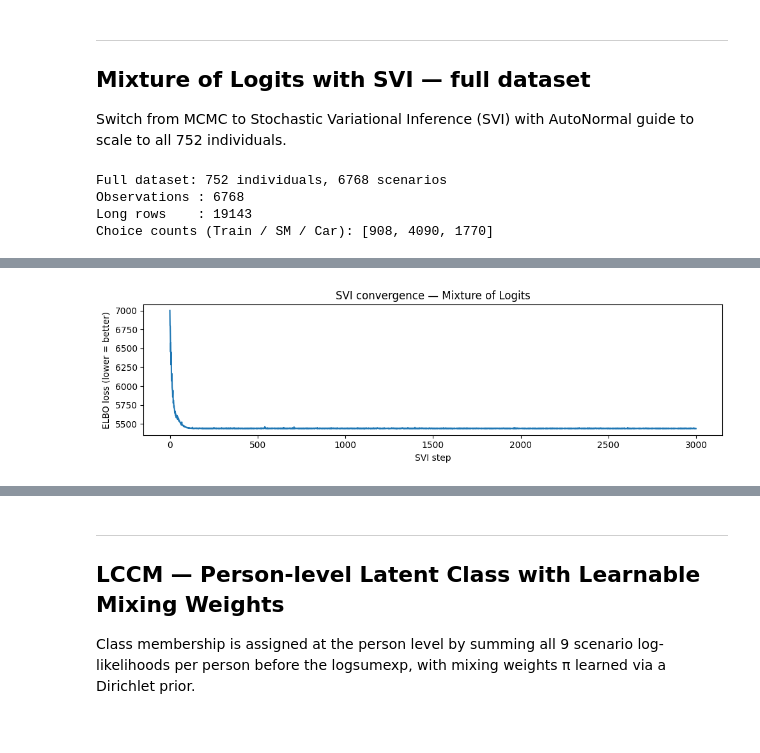
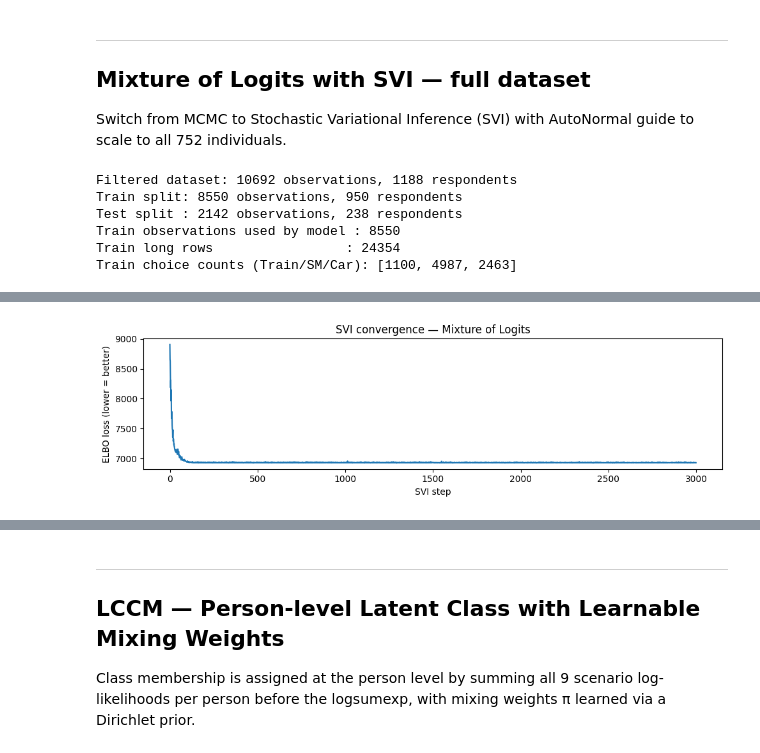
Before and after one commit to ivan-fan-dk/MBMLProject, a Jupyter notebook: choice_model.ipynb, the cells around one changed output, grey strips where cells are left out. Cells and saved outputs as stored; diff of their text form; code cells hidden in the pictures.

Commit message:
Added a train/test split, and compared different ks
Also excluded observations without age (same pre-processing criteria from the paper)

```diff
--- a/choice_model.ipynb
+++ b/choice_model.ipynb
@@ -22,16 +22,20 @@ df = pd.read_csv('swissmetro.dat', sep='\t')
 print(df.head())
 print(df.shape)
 
-# Filter: exclude unknown choices and non-commute/business trips
-df = df[(df['CHOICE'] != 0) & ((df['PURPOSE'] == 1) | (df['PURPOSE'] == 3))]
+# Keep only observations with known age, explicit choices, and non-'other' trip purposes.
+# In this file, AGE==6 is the unknown age code and PURPOSE==9 is 'other'.
+valid_age = df['AGE'].notna() & (df['AGE'] != 6)
+valid_choice = df['CHOICE'] != 0
+valid_purpose = df['PURPOSE'] != 9
+df = df[valid_age & valid_choice & valid_purpose].copy()
 
-print(f"After filtering: {df.shape[0]} rows")
+print(f"After filtering: {df.shape[0]} rows, {df['ID'].nunique()} respondents")
 
 # Select a random subset of 50 IDs
 selected_ids = df['ID'].drop_duplicates().sample(n=50)
 
 # Filter the dataset to include only rows with the selected IDs
-df = df[df['ID'].isin(selected_ids)]
+df = df[df['ID'].isin(selected_ids)].copy()
 
 print(f"With 50 IDs: {df.shape[0]} rows")
 print(f"Columns: {df.columns.tolist()}")
@@ -438,21 +448,41 @@ plt.show()
 
 Switch from MCMC to Stochastic Variational Inference (SVI) with AutoNormal guide to scale to all 752 individuals.
 # %%
-df_full = pd.read_csv('swissmetro.dat', sep='\t')
-df_full = df_full[
-    (df_full['CHOICE'] != 0) &
-    ((df_full['PURPOSE'] == 1) | (df_full['PURPOSE'] == 3))
-]
-print(f"Full dataset: {df_full['ID'].nunique()} individuals, {len(df_full)} scenarios")
+df_full_raw = pd.read_csv('swissmetro.dat', sep='\t')
 
+# Keep only observations with known age, explicit choices, and non-'other' trip purposes.
+# In this file, AGE==6 is the unknown age code and PURPOSE==9 is 'other'.
+valid_age_full = df_full_raw['AGE'].notna() & (df_full_raw['AGE'] != 6)
+valid_choice_full = df_full_raw['CHOICE'] != 0
+valid_purpose_full = df_full_raw['PURPOSE'] != 9
+df_full_filtered = df_full_raw[valid_age_full & valid_choice_full & valid_purpose_full].copy()
+
+print(f"Filtered dataset: {len(df_full_filtered)} observations, {df_full_filtered['ID'].nunique()} respondents")
+
+# Reproducible 80/20 split at respondent level (panel-safe), using the seed value from the notebook start.
+rng = np.random.default_rng(11)
+all_ids = df_full_filtered['ID'].drop_duplicates().to_numpy()
+shuffled_ids = rng.permutation(all_ids)
+n_train_ids = int(0.8 * len(shuffled_ids))
+train_ids = set(shuffled_ids[:n_train_ids])
+test_ids = set(shuffled_ids[n_train_ids:])
+
+df_full = df_full_filtered[df_full_filtered['ID'].isin(train_ids)].copy()
+df_test = df_full_filtered[df_full_filtered['ID'].isin(test_ids)].copy()
+
+print(f"Train split: {len(df_full)} observations, {df_full['ID'].nunique()} respondents")
+print(f"Test split : {len(df_test)} observations, {df_test['ID'].nunique()} respondents")
+
+# Standardize using train statistics and apply to both train and test.
 for raw_col, scaled_col in [
     ('TRAIN_TT', 'TRAIN_TT_S'), ('TRAIN_CO', 'TRAIN_CO_S'),
     ('SM_TT',    'SM_TT_S'),    ('SM_CO',    'SM_CO_S'),
     ('CAR_TT',   'CAR_TT_S'),   ('CAR_CO',   'CAR_CO_S'),
 ]:
-    mu  = df_full[raw_col].mean()
+    mu = df_full[raw_col].mean()
     sig = df_full[raw_col].std()
     df_full[scaled_col] = (df_full[raw_col] - mu) / sig
+    df_test[scaled_col] = (df_test[raw_col] - mu) / sig
 
 long_rows = []
 obs_map   = {orig: new for new, orig in enumerate(df_full.index.unique())}
@@ -485,17 +515,23 @@ Y_wide_f   = torch.zeros(n_obs_f, dtype=torch.int64)
 mask_f     = Y_f == 1
 Y_wide_f[obs_id_f[mask_f]] = alt_id_f[mask_f]
 
-print(f"Observations : {n_obs_f}")
-print(f"Long rows    : {len(long_full)}")
-print(f"Choice counts (Train / SM / Car): {Y_wide_f.bincount().tolist()}")
+# Verify train tensors are based on the same filtered/split train scenarios.
+assert n_obs_f == len(df_full), "Tensor basis check failed: n_obs_f does not match filtered train df_full."
+
+print(f"Train observations used by model : {n_obs_f}")
+print(f"Train long rows                 : {len(long_full)}")
+print(f"Train choice counts (Train/SM/Car): {Y_wide_f.bincount().tolist()}")
 # %% [output]
-Full dataset: 752 individuals, 6768 scenarios
-Observations : 6768
-Long rows    : 19143
-Choice counts (Train / SM / Car): [908, 4090, 1770]
+Filtered dataset: 10692 observations, 1188 respondents
+Train split: 8550 observations, 950 respondents
+Test split : 2142 observations, 238 respondents
+Train observations used by model : 8550
+Train long rows                 : 24354
+Train choice counts (Train/SM/Car): [1100, 4987, 2463]
 # %%
 from pyro.infer import SVI, Trace_ELBO
 from pyro.infer.autoguide import AutoNormal
+from pyro.optim import ClippedAdam
 
 pyro.clear_param_store()
 pyro.set_rng_seed(42)
@@ -503,7 +539,7 @@ pyro.set_rng_seed(42)
 K = 2
 
 guide     = AutoNormal(model_mixture)
-optimizer = pyro.optim.ClippedAdam({"lr": 0.05, "lrd": 0.9995})
+optimizer = ClippedAdam({"lr": 0.05, "lrd": 0.9995})
 svi       = SVI(model_mixture, guide, optimizer, loss=Trace_ELBO())
 
 n_steps = 3000
@@ -533,4 +569,4 @@ plt.show()
-[figure, old version]
+[figure, new version]
 # %%
 # Predictive() clashes with AutoNormal's K-class dimension, so we sample the guide directly
 with torch.no_grad():
```
Also changed, not shown: parts of 19 cells of this notebook.
